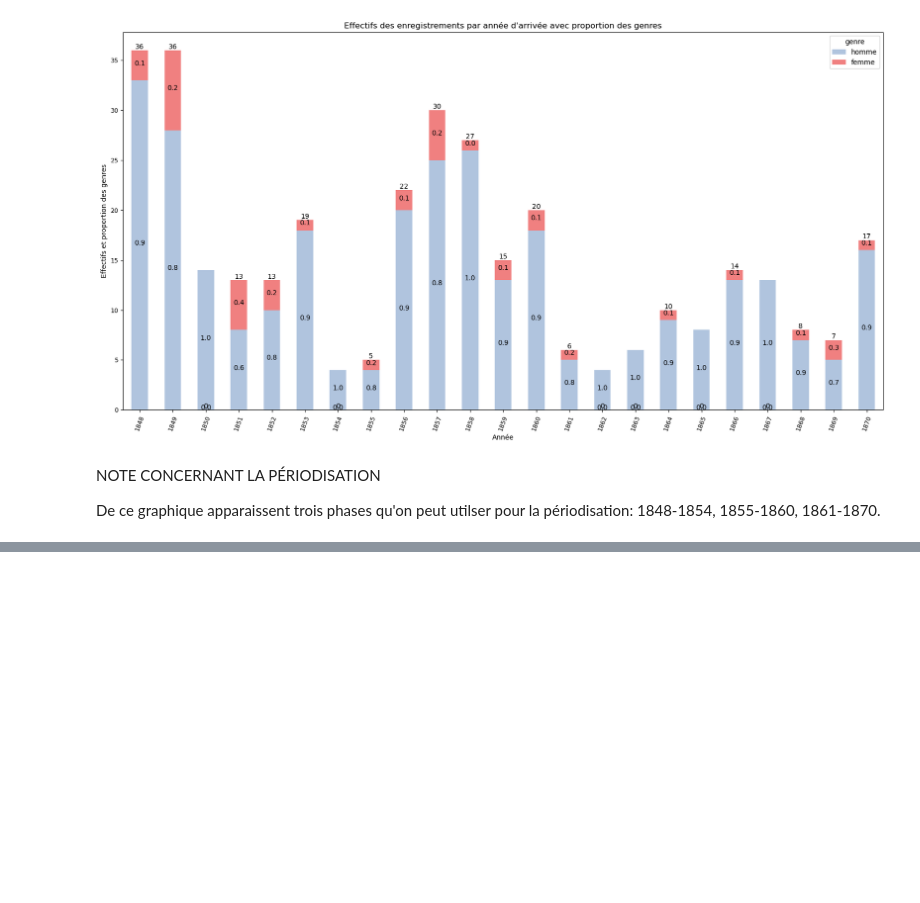
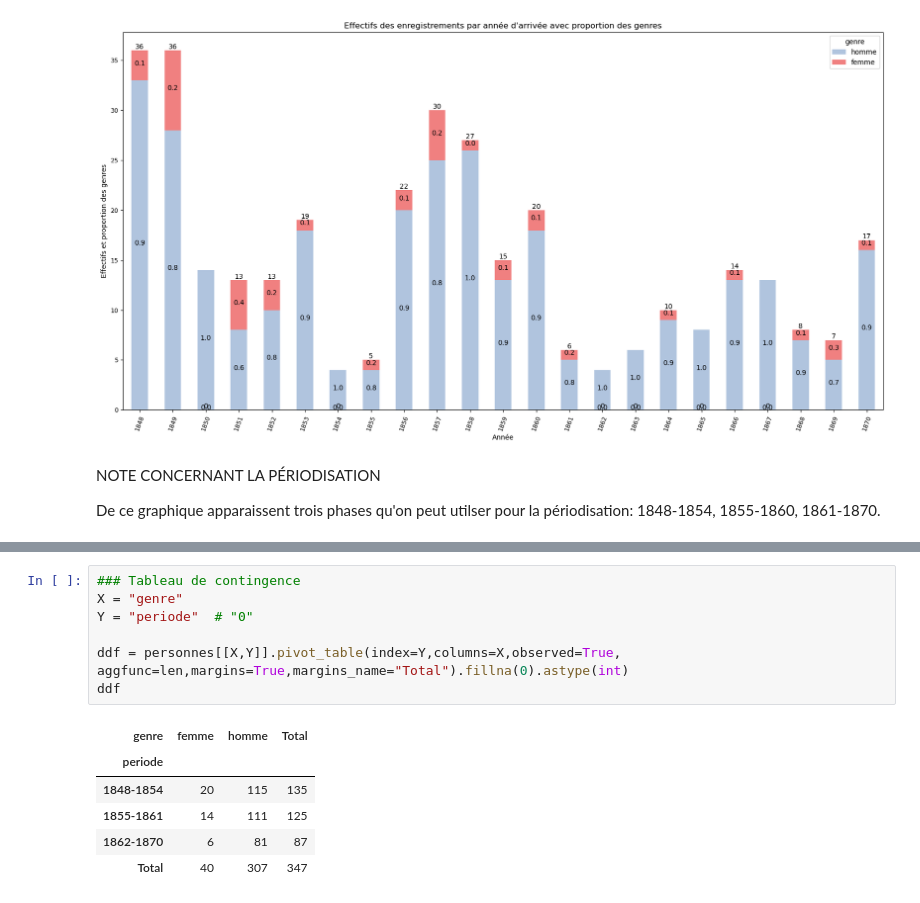
Before and after one commit to martnin-research/Migration-italienne, a Jupyter notebook: FB_propositions/effectifs_enregistrements_genres.ipynb, the cells around one changed output, grey strips where cells are left out. Cells and saved outputs as stored; diff of their text form; blank space fills up the shorter version.

```diff
--- a/FB_propositions/effectifs_enregistrements_origines.ipynb
+++ b/FB_propositions/effectifs_enregistrements_genres.ipynb
@@ -153,0 +224,14 @@ De ce graphique apparaissent trois phases qu'on peut utilser pour la périodisat
+# %%
+### Tableau de contingence
+X = "genre"
+Y = "periode"  # "0"
+
+ddf = personnes[[X,Y]].pivot_table(index=Y,columns=X,observed=True, aggfunc=len,margins=True,margins_name="Total").fillna(0).astype(int)
+ddf
+# %% [output]
+| genre | femme | homme | Total |
+| periode |  |  |  |
+| 1848-1854 | 20 | 115 | 135 |
+| 1855-1861 | 14 | 111 | 125 |
+| 1862-1870 | 6 | 81 | 87 |
+| Total | 40 | 307 | 347 |
```
Also changed, not shown: parts of 7 cells of this notebook, 19 other files.
